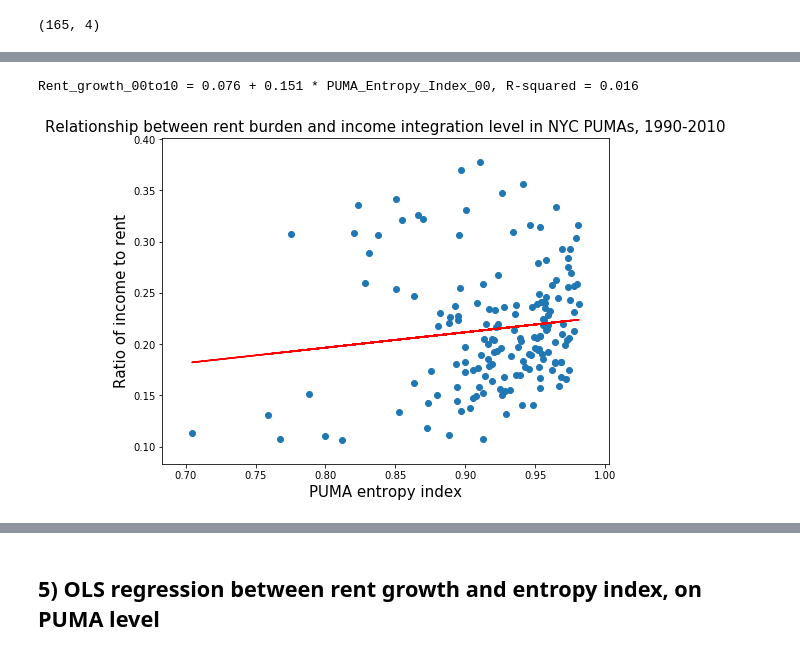
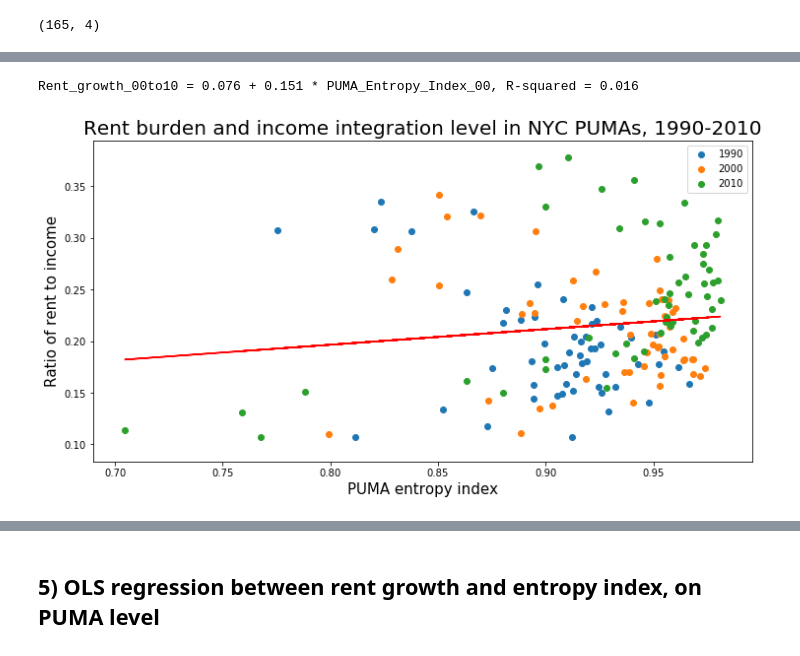
Before and after one commit to picniclin/NYC_yl5240, a Jupyter notebook: NYC_housing_and_income.ipynb, the cells around one changed output, grey strips where cells are left out. Drawn from its saved outputs; the diff is of its cells as text; code cells hidden in the pictures.

```diff
--- a/NYC_housing_and_income.ipynb
+++ b/NYC_housing_and_income.ipynb
@@ -1166,19 +1233,26 @@ plt.show()
 # %%
+
+## converse 6 columns of three years to 2 columns
 df_rentburden_entropy_9 = df_puma_analysis[['PUMA','entropy_index_9',
-                    'rent_income_ratio_9']].rename(columns = {'entropy_index_9':'entropy_index',
-                                                    'rent_income_ratio_9':'rent_income_ratio'})
+                    'rent_income_ratio_9','rich_9']].\
+            rename(columns = {'entropy_index_9':'entropy_index',
+                        'rent_income_ratio_9':'rent_income_ratio', 'rich_9':'rich'})
 df_rentburden_entropy_9['new_index'] = '9' + df_rentburden_entropy_9.index.astype(str)
+df_rentburden_entropy_9.set_index('new_index', inplace = True)
+
 
 df_rentburden_entropy_0 = df_puma_analysis[['PUMA','entropy_index_0',
-                    'rent_income_ratio_0']].rename(columns = {'entropy_index_0':'entropy_index',
-                                                    'rent_income_ratio_0':'rent_income_ratio'})
-df_rentburden_entropy_0['new_index'] = '0' + df_rentburden_entropy_9.index.astype(str)
+                    'rent_income_ratio_0', 'rich_0']].rename(columns = {'entropy_index_0':'entropy_index',
+                                    'rent_income_ratio_0':'rent_income_ratio', 'rich_0':'rich'})
+df_rentburden_entropy_0['new_index'] = '0' + df_rentburden_entropy_0.index.astype(str)
+df_rentburden_entropy_0.set_index('new_index', inplace = True)
 
 
 df_rentburden_entropy_1 = df_puma_analysis[['PUMA','entropy_index_1',
-                    'rent_income_ratio_1']].rename(columns = {'entropy_index_1':'entropy_index',
-                                                    'rent_income_ratio_1':'rent_income_ratio'})
-df_rentburden_entropy_1['new_index'] = '1' + df_rentburden_entropy_9.index.astype(str)
+                    'rent_income_ratio_1', 'rich_1']].rename(columns = {'entropy_index_1':'entropy_index',
+                                'rent_income_ratio_1':'rent_income_ratio', 'rich_1':'rich'})
+df_rentburden_entropy_1['new_index'] = '1' + df_rentburden_entropy_1.index.astype(str)
+df_rentburden_entropy_1.set_index('new_index', inplace = True)
 # %%
 df_rentburden_entropy = pd.concat([df_rentburden_entropy_9,
                         df_rentburden_entropy_0, df_rentburden_entropy_1 ], axis = 0)
@@ -1217,18 +1293,28 @@ OLS Regression Results
 | Skew: | 0.754 | Prob(JB): | 0.000400 |
 | Kurtosis: | 3.048 | Cond. No. | 38.1 |
 # %%
-plt.figure(figsize = (8, 6))
-plt.scatter(df_rentburden_entropy.entropy_index, df_rentburden_entropy.rent_income_ratio)
+plt.figure(figsize = (12, 6))
+plt.scatter(df_rentburden_entropy.loc['90':'954','entropy_index'],
+                df_rentburden_entropy.loc['90':'954', 'rent_income_ratio'], label = '1990')
+
+plt.scatter(df_rentburden_entropy.loc['00':'054','entropy_index'],
+                df_rentburden_entropy.loc['00':'054', 'rent_income_ratio'], label = '2000')
+
+plt.scatter(df_rentburden_entropy.loc['10':'154','entropy_index'],
+                df_rentburden_entropy.loc['10':'154', 'rent_income_ratio'], label = '2010')
+plt.legend()
+
 plt.plot(df_rentburden_entropy.entropy_index, lm_rentburden_entropy.predict(), c = 'r')
 plt.xlabel('PUMA entropy index', fontsize = 15)
-plt.ylabel('Ratio of income to rent', fontsize = 15)
-plt.title('Relationship between rent burden and income integration level in NYC PUMAs, 1990-2010',
-         fontsize = 15)
+plt.ylabel('Ratio of rent to income', fontsize = 15)
+
+plt.title('Rent burden and income integration level in NYC PUMAs, 1990-2010',
+         fontsize = 20)
 
 print('Rent_growth_00to10 = {} + {} * PUMA_Entropy_Index_00, R-squared = {}'.format(\
                 round(lm_rentburden_entropy.params[0],3),
                 round(lm_rentburden_entropy.params[1],3),
                 round(lm_rentburden_entropy.rsquared,3)))
 # %% [output]
 Rent_growth_00to10 = 0.076 + 0.151 * PUMA_Entropy_Index_00, R-squared = 0.016
-[figure, old version]
+[figure, new version]
```
Also changed, not shown: parts of 42 cells of this notebook.
